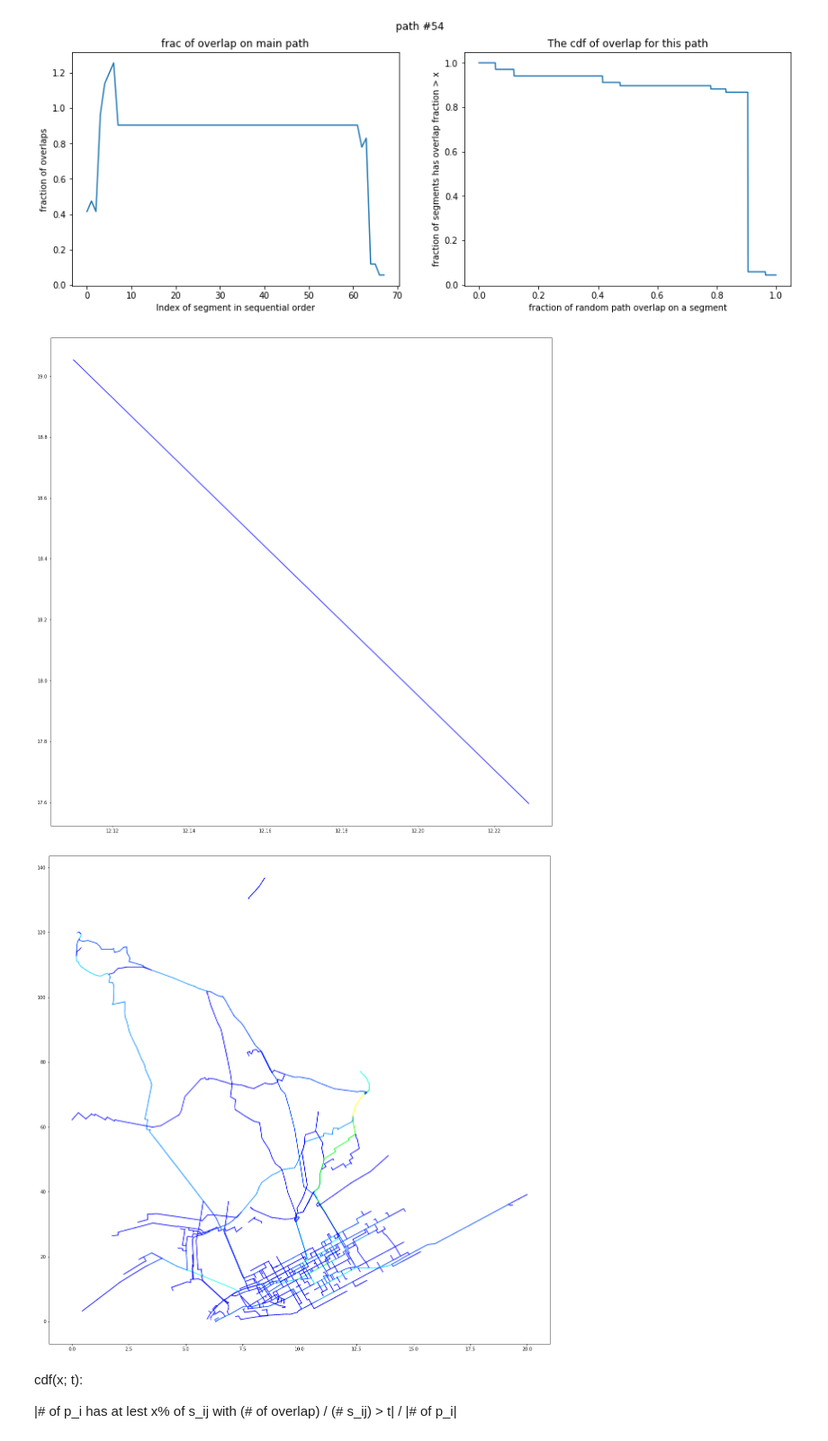
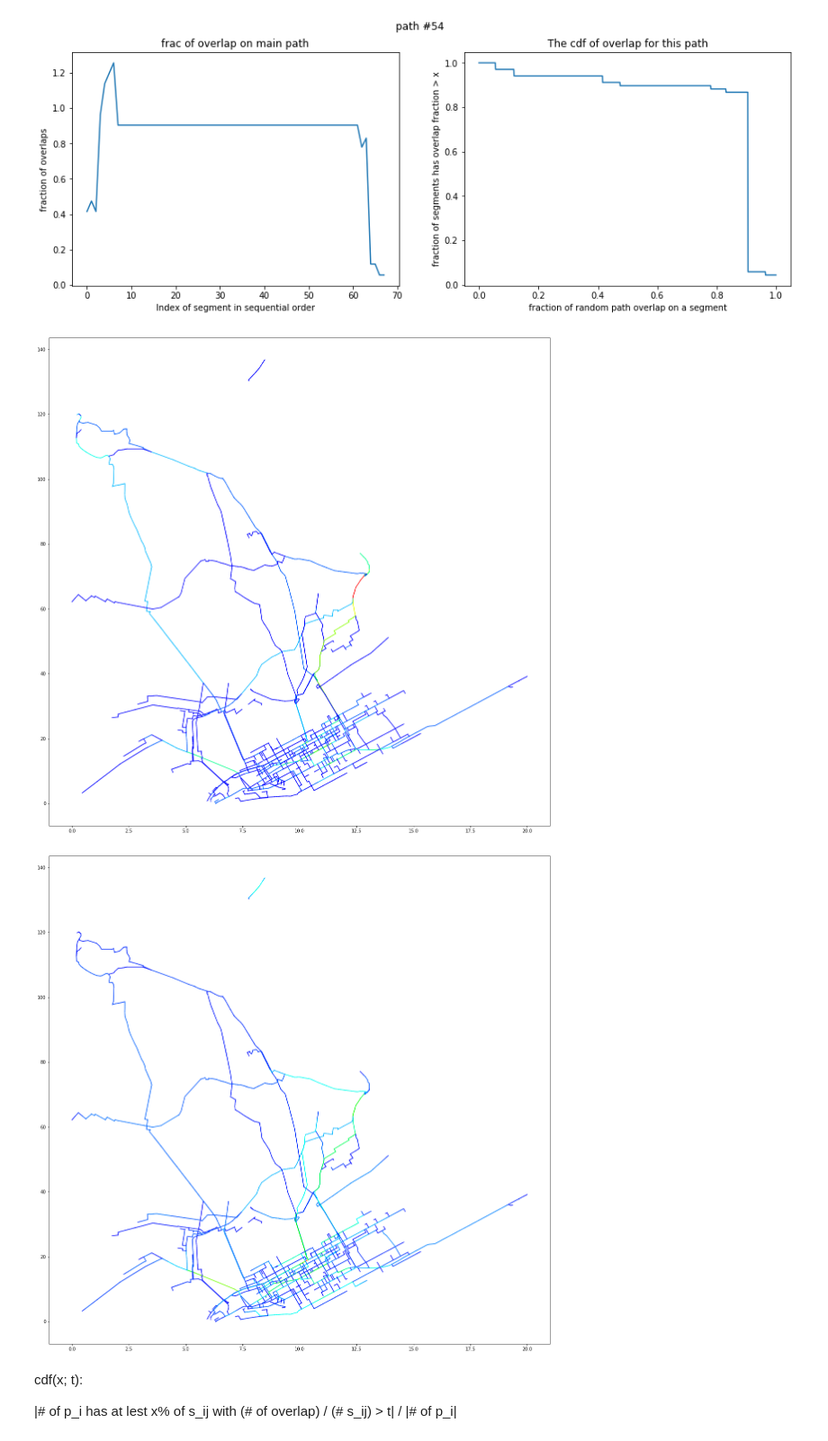
Before and after one commit to TrafficPrivacy/ServerClient, a Jupyter notebook: data/ny_visualize.ipynb, the cells around one changed output. Shown at 90% size. Cells and saved outputs as stored; diff of their text form; code cells hidden in the pictures.

Commit message:
added map plot for the segment overlap

```diff
--- a/data/ny_visualize.ipynb
+++ b/data/ny_visualize.ipynb
@@ -74,7 +74,7 @@ def getRGBfromI(RGBint):
 # %%
 from colour import Color
 blue = Color("blue")
-colors = list(blue.range_to(Color("yellow"), 100000))
+colors = list(blue.range_to(Color("red"), 100000))
 # %%
 min_lat = 100
 max_lat = -100
@@ -82,39 +82,56 @@ min_lon = 100
 max_lon = -100
 min_path = 100
 max_path = 0
+min_overlap = 100
+max_overlap = 0
 segments = []
 fig_size = (20, 20)
 with open("segment.csv", newline="") as csvfile:
     reader = csv.reader(csvfile, delimiter=",")
     for row in reader:
         try:
             start_lat = float(row[1])
             start_lon = float(row[2])
             end_lat = float(row[3])
             end_lon = float(row[4])
             num_path = int(row[5])
-            segments.append((start_lat, start_lon, end_lat, end_lon, num_path))
+            num_overlap = int(row[6])
+            segments.append((start_lat, start_lon, end_lat, end_lon, num_path, num_overlap))
             min_lat = min(min(start_lat, end_lat), min_lat)
             max_lat = max(max(start_lat, end_lat), max_lat)
             min_lon = min(min(start_lon, end_lon), min_lon)
             max_lon = max(max(start_lon, end_lon), min_lon)
             min_path = min(min_path, num_path)
             max_path = max(max_path, num_path)
+            min_overlap = min(min_overlap, num_overlap)
+            max_overlap = max(max_overlap, num_overlap)
         except ValueError:
             continue
+# for num of paths
 plt.figure(figsize=fig_size)
 for segment in segments:
     start_lat = (segment[0] - min_lat) / (max_lat - min_lat) * fig_size[0]
     start_lon = (segment[1] - min_lon) / (max_lon - min_lon) * fig_size[1]
     end_lat = (segment[2] - min_lat) / (max_lat - min_lat) * fig_size[0]
     end_lon = (segment[3] - min_lon) / (max_lon - min_lon) * fig_size[1]
     path_color = (segment[4] - min_path) / (max_path - min_path) * 99999
     plt.plot((start_lat, end_lat), (start_lon, end_lon),
             color=colors[int(path_color)].rgb)
+
+# for num of overlaps
+plt.figure(figsize=fig_size)
+for segment in segments:
+    start_lat = (segment[0] - min_lat) / (max_lat - min_lat) * fig_size[0]
+    start_lon = (segment[1] - min_lon) / (max_lon - min_lon) * fig_size[1]
+    end_lat = (segment[2] - min_lat) / (max_lat - min_lat) * fig_size[0]
+    end_lon = (segment[3] - min_lon) / (max_lon - min_lon) * fig_size[1]
+    seg_color = (segment[5] - min_overlap) / (max_overlap - min_overlap) * 99999
+    plt.plot((start_lat, end_lat), (start_lon, end_lon),
+            color=colors[int(seg_color)].rgb)
 plt.show()
 # %% [output]
-[figure, old version]
+[figure, new version]
-[figure, old version]
+[figure, new version]
 # %% [markdown]
 cdf(x; t):
 
```
